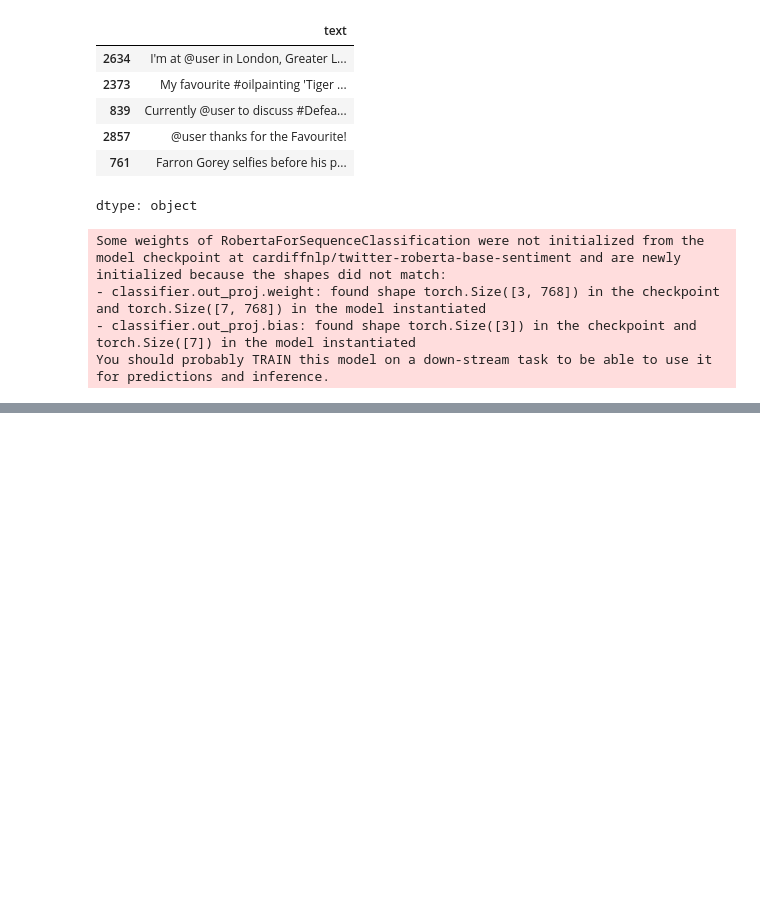
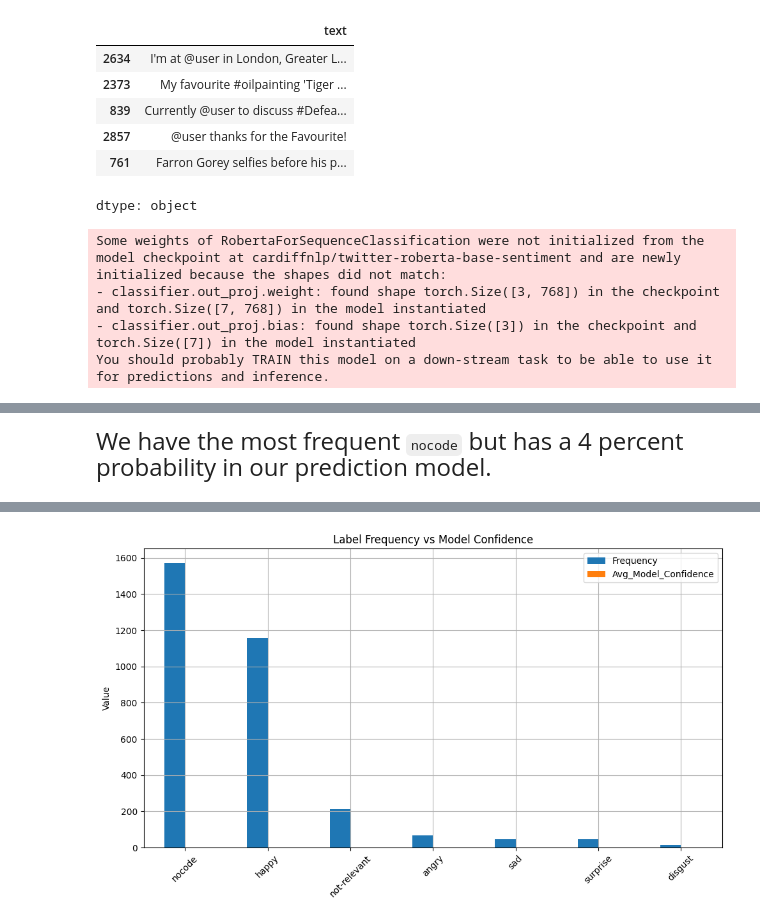
Before and after one commit to jeelfaldu7/transformer_sentiment_analysis, a Jupyter notebook: DataJams.ipynb, the cells around one changed output, grey strips where cells are left out. Drawn from its saved outputs; the diff is of its cells as text; code cells hidden in the pictures; blank space fills up the shorter version.

```diff
--- a/DataJams.ipynb
+++ b/DataJams.ipynb
@@ -302,0 +338,27 @@ Our model was found to be most confident in the prediction of `nocode` labels. T
+# %% [markdown]
+<font size="5">We have the most frequent `nocode` but has a 4 percent probability in our prediction model.
+# %%
+# Calculate average predicted probability per label in test set
+preds = roberta_trainer.predict(test_dataset)
+probs = torch.sigmoid(torch.tensor(preds.predictions)).numpy()
+avg_probs = probs.mean(axis=0)
+
+# Label frequency
+label_freq = exploded_labels['label_split'].value_counts().sort_index()
+avg_probs_series = pd.Series(avg_probs, index=mlb.classes_)
+
+# Combine into one DataFrame
+analysis_df = pd.DataFrame({
+    'Frequency': label_freq,
+    'Avg_Model_Confidence': avg_probs_series
+})
+
+# Plot
+analysis_df.sort_values('Frequency', ascending=False).plot(kind='bar', figsize=(10,6))
+plt.title('Label Frequency vs Model Confidence')
+plt.ylabel('Value')
+plt.xticks(rotation=45)
+plt.grid(True)
+plt.tight_layout()
+plt.show()
+# %% [output]
@@ -303 +366,2 @@ Our model was found to be most confident in the prediction of `nocode` labels. T
+[figure, added]
 # %%
```
Also changed, not shown: parts of 21 cells of this notebook.
